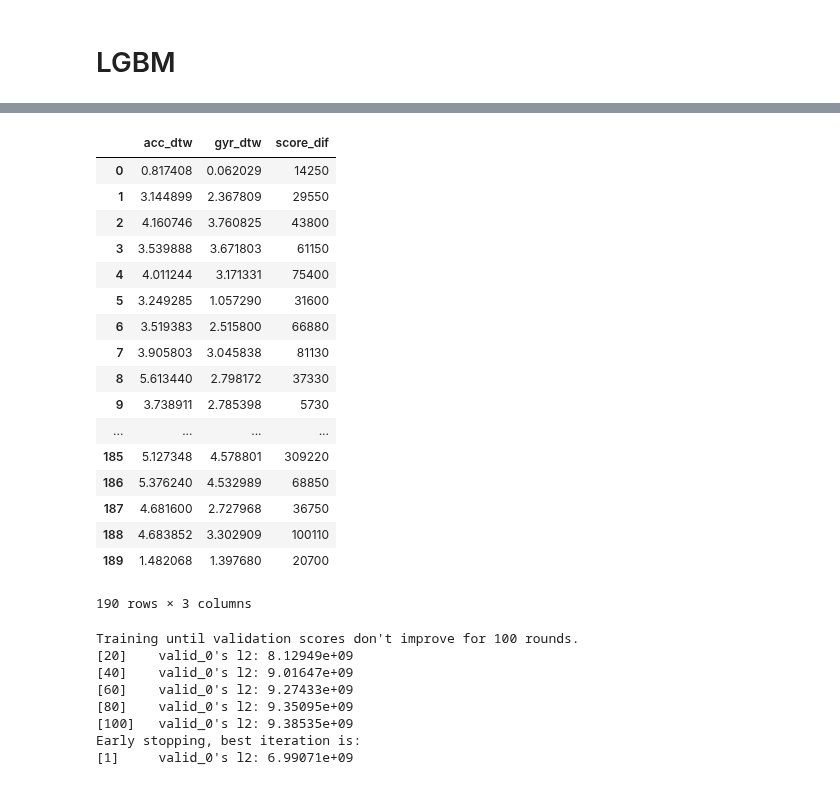
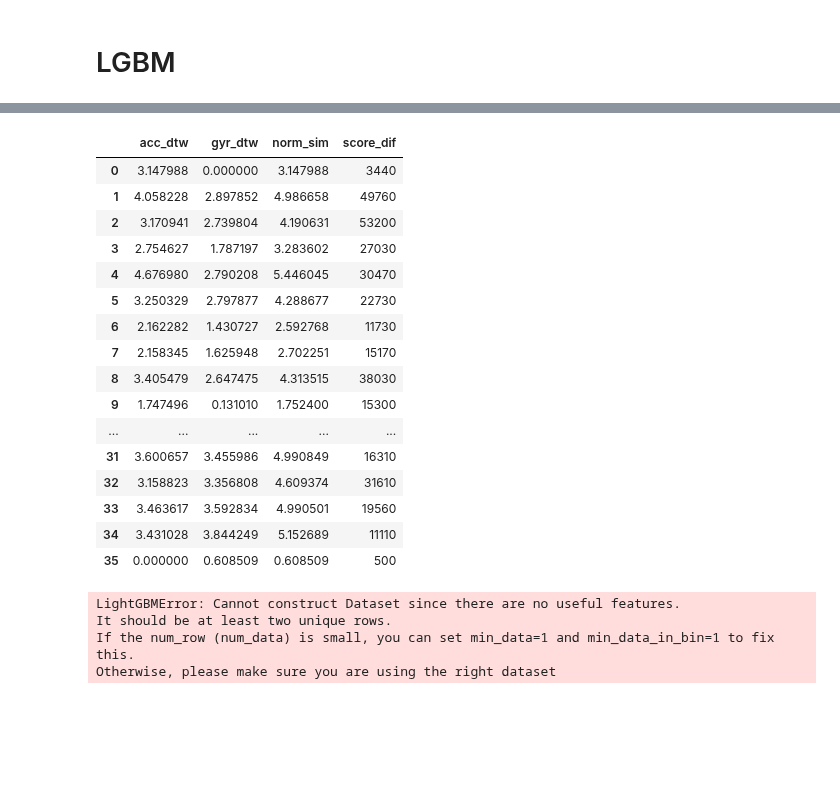
Before and after one commit to dsmilab/Taiko-Master, a Jupyter notebook: util/[beta] DTW.ipynb, the cells around one changed output, grey strips where cells are left out. Cells and saved outputs as stored; diff of their text form; code cells hidden in the pictures; blank space fills up the shorter version.

```diff
--- a/util/[beta] DTW.ipynb
+++ b/util/[beta] DTW.ipynb
@@ -26,7 +26,7 @@ sns.set(font_scale=1.5)
 # %% [output]
 Using TensorFlow backend.
 # %%
-SONG_ID = 1
+SONG_ID = 4
 # %%
 record_df = load_record_df(song_id=SONG_ID)
 record_df
@@ -102,13 +97,19 @@ full_combo_df
 # CONSIDERED_IDS = [61, 150]
 
 # doraemon individual
-# CONSIDERED_IDS = [1, 33, 61, 99, 150, 180, 241, 254, 288, 323]
+# CONSIDERED_IDS = [1, 33, 60, 98, 149, 179, 240, 248, 287, 322]
 
 # doraemon individual for two occurance
-CONSIDERED_IDS = [1, 5, 33, 37, 60, 64, 98, 106, 140, 149, 179, 180, 240, 248, 253, 257, 287, 309, 322, 326]
+# CONSIDERED_IDS = [1, 5, 33, 37, 60, 64, 98, 106, 149, 153, 179, 180, 240, 248, 253, 257, 287, 309, 322, 326]
 
 # RPG individual for two occurance
-# CONSIDERED_IDS = [10, 14, 52, 56, 79, 83, 121, 125, 155, 159, 208, 216, 280, 284, 311, 315, 350, 354]
+# CONSIDERED_IDS = [10, 14, 52, 56, 78, 82, 120, 124, 154, 158, 207, 215, 279, 283, 310, 314, 349, 353]
+
+# sakura individual for two occurance
+# CONSIDERED_IDS = [11, 15, 53, 57, 79, 83, 104, 108, 208, 212, 280, 284, 319, 350, 354]
+
+# ice individual for two occurance
+CONSIDERED_IDS = [12, 16, 58, 84, 92, 209, 213, 351, 355]
 
 # all
 # CONSIDERED_IDS = play_record_df['id'].values
@@ -409,31 +384,30 @@ score_df
 # %%
-train_df = score_df.drop(['a_id', 'b_id', 'norm_sim'], axis=1).copy()
+train_df = score_df.drop(['a_id', 'b_id'], axis=1).copy()
 x = train_df.drop('score_dif', axis=1)
 y = train_df['score_dif']
 
 x_train, x_test, y_train, y_test = train_test_split(x, y, random_state=0, test_size=0.2)
 x_train, x_valid, y_train, y_valid = train_test_split(x_train, y_train, random_state=0, test_size=0.5)
 
 train_df
 # %% [output]
-|  | acc_dtw | gyr_dtw | score_dif |
-| 0 | 0.817408 | 0.062029 | 14250 |
-| 1 | 3.144899 | 2.367809 | 29550 |
-| 2 | 4.160746 | 3.760825 | 43800 |
-| 3 | 3.539888 | 3.671803 | 61150 |
-| 4 | 4.011244 | 3.171331 | 75400 |
-| 5 | 3.249285 | 1.057290 | 31600 |
-| 6 | 3.519383 | 2.515800 | 66880 |
-| 7 | 3.905803 | 3.045838 | 81130 |
-| 8 | 5.613440 | 2.798172 | 37330 |
-| 9 | 3.738911 | 2.785398 | 5730 |
-| ... | ... | ... | ... |
-| 185 | 5.127348 | 4.578801 | 309220 |
-| 186 | 5.376240 | 4.532989 | 68850 |
-| 187 | 4.681600 | 2.727968 | 36750 |
-| 188 | 4.683852 | 3.302909 | 100110 |
-| 189 | 1.482068 | 1.397680 | 20700 |
+|  | acc_dtw | gyr_dtw | norm_sim | score_dif |
+| 0 | 3.147988 | 0.000000 | 3.147988 | 3440 |
+| 1 | 4.058228 | 2.897852 | 4.986658 | 49760 |
+| 2 | 3.170941 | 2.739804 | 4.190631 | 53200 |
+| 3 | 2.754627 | 1.787197 | 3.283602 | 27030 |
+| 4 | 4.676980 | 2.790208 | 5.446045 | 30470 |
+| 5 | 3.250329 | 2.797877 | 4.288677 | 22730 |
+| 6 | 2.162282 | 1.430727 | 2.592768 | 11730 |
+| 7 | 2.158345 | 1.625948 | 2.702251 | 15170 |
+| 8 | 3.405479 | 2.647475 | 4.313515 | 38030 |
+| 9 | 1.747496 | 0.131010 | 1.752400 | 15300 |
+| ... | ... | ... | ... | ... |
+| 31 | 3.600657 | 3.455986 | 4.990849 | 16310 |
+| 32 | 3.158823 | 3.356808 | 4.609374 | 31610 |
+| 33 | 3.463617 | 3.592834 | 4.990501 | 19560 |
+| 34 | 3.431028 | 3.844249 | 5.152689 | 11110 |
+| 35 | 0.000000 | 0.608509 | 0.608509 | 500 |
-190 rows × 3 columns
 # %%
 train_set = lgb.Dataset(x_train, y_train)
 valid_set = lgb.Dataset(x_valid, y_valid, free_raw_data=False)
@@ -442,13 +416,13 @@ watchlist = [valid_set]
 params = dict({
     'boosting_type': 'gbdt',
     'learning_rate': 0.05,
-    'application': 'mse',
+    'application': 'rmse',
 #     'min_data_in_leaf': 3,
 #     'max_depth': 100,
 #     'num_leaves': 2 ** 7,
-    'min_data': 1,
+#     'min_data': 1,
     'verbosity': 0,
-    'metric': ['l2']
+#     'metric': ['l2']
 })
 
 grid_params = {
@@ -460,14 +434,10 @@ model = lgb.train(params, train_set=train_set, valid_sets=watchlist,
                   num_boost_round=2000, verbose_eval=20, early_stopping_rounds=100)
 y_pred = model.predict(x_test, num_iteration=model.best_iteration)
 # %% [output]
-Training until validation scores don't improve for 100 rounds.
-[20]    valid_0's l2: 8.12949e+09
-[40]    valid_0's l2: 9.01647e+09
-[60]    valid_0's l2: 9.27433e+09
-[80]    valid_0's l2: 9.35095e+09
-[100]   valid_0's l2: 9.38535e+09
-Early stopping, best iteration is:
-[1]     valid_0's l2: 6.99071e+09
+LightGBMError: Cannot construct Dataset since there are no useful features.
+It should be at least two unique rows.
+If the num_row (num_data) is small, you can set min_data=1 and min_data_in_bin=1 to fix this.
+Otherwise, please make sure you are using the right dataset
 # %%
 plot_df = pd.DataFrame({'features': train_df.columns[train_df.columns != 'score_dif'],
                         'importances': model.feature_importance()})
```
Also changed, not shown: parts of 19 cells of this notebook, 2 other files.
